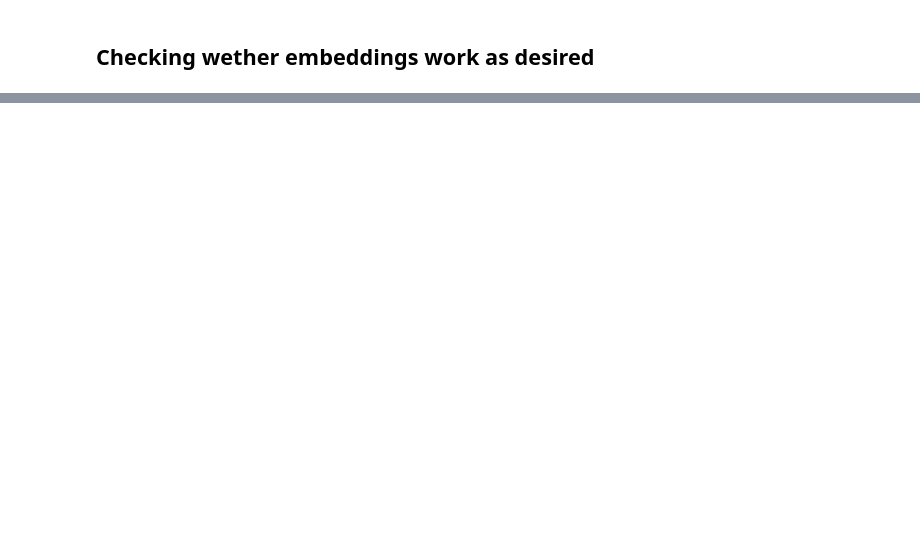
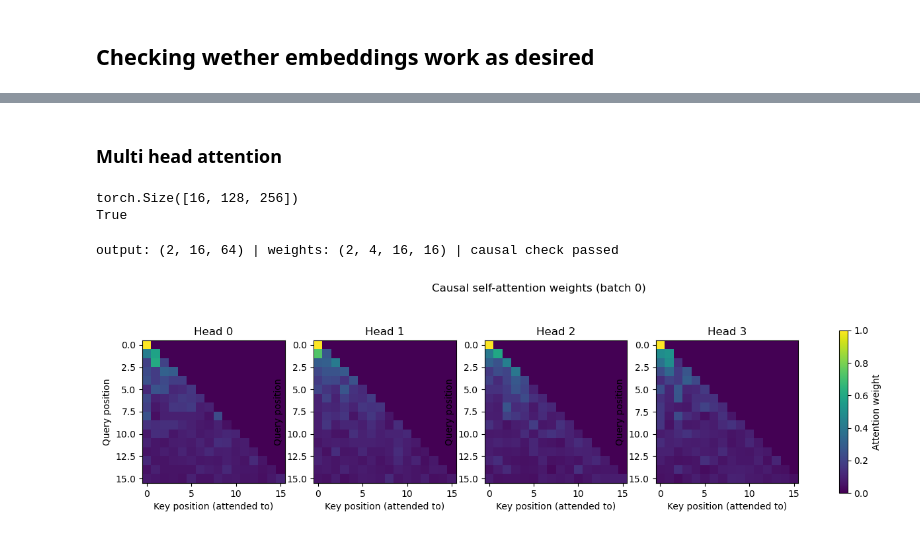
Before and after one commit to rahul-baikadi/CSE-676-DL-Final-Project, a Jupyter notebook: notebooks/test.ipynb, the cells around one changed output, grey strips where cells are left out. Drawn from its saved outputs; the diff is of its cells as text; code cells hidden in the pictures; blank space fills up the shorter version.

Commit message:
Attention mechanism update

```diff
--- a/notebooks/test.ipynb
+++ b/notebooks/test.ipynb
@@ -69,0 +85,63 @@ ModuleNotFoundError: No module named 'src.embeddings'
+# %% [markdown]
+### Multi head attention
+# %%
+import torch
+from src.attention import CausalSelfAttention
+
+attn = CausalSelfAttention(d_model=256, n_heads=4, max_length=256)
+x = emb(batch["input_ids"])   # from the embeddings step
+out = attn(x)
+print(out.shape)              # torch.Size([16, 256, 256])
+
+# Causality check: changing a future token must not change earlier outputs.
+attn.eval()
+x2 = x.clone()
+x2[:, 100:] = torch.randn_like(x2[:, 100:])
+print(torch.allclose(attn(x)[:, :100], attn(x2)[:, :100]))  # True
+# %% [output]
+torch.Size([16, 128, 256])
+True
+# %%
+import sys
+sys.path.append("../src")
+
+import torch
+from attention import CausalSelfAttention
+
+B, T, d_model, n_heads, max_length = 2, 16, 64, 4, 128
+
+attn = CausalSelfAttention(d_model, n_heads, max_length, dropout=0.0)
+attn.eval()
+
+x = torch.randn(B, T, d_model)
+out = attn(x)
+w = attn.last_attn_weights
+
+# Shape checks
+assert out.shape == (B, T, d_model), f"output shape {out.shape}"
+assert w.shape == (B, n_heads, T, T), f"weights shape {w.shape}"
+
+# Each row is a probability distribution
+assert torch.allclose(w.sum(dim=-1), torch.ones(B, n_heads, T)), "rows don't sum to 1"
+
+# Causal: everything above the diagonal must be exactly 0
+upper = torch.triu(torch.ones(T, T, dtype=torch.bool), diagonal=1)
+assert (w[..., upper] == 0).all(), "attention leaks to future tokens"
+
+print("output:", tuple(out.shape), "| weights:", tuple(w.shape), "| causal check passed")
+# %% [output]
+output: (2, 16, 64) | weights: (2, 4, 16, 16) | causal check passed
+# %%
+import matplotlib.pyplot as plt
+
+fig, axes = plt.subplots(1, n_heads, figsize=(4 * n_heads, 4))
+for h, ax in enumerate(axes):
+    im = ax.imshow(w[0, h].numpy(), cmap="viridis", vmin=0, vmax=w[0].max().item())
+    ax.set_title(f"Head {h}")
+    ax.set_xlabel("Key position (attended to)")
+    ax.set_ylabel("Query position")
+fig.colorbar(im, ax=axes, shrink=0.8, label="Attention weight")
+plt.suptitle("Causal self-attention weights (batch 0)")
+plt.show()
+# %% [output]
+[figure, added]
```
Also changed, not shown: parts of 2 cells of this notebook, 1 other file.
